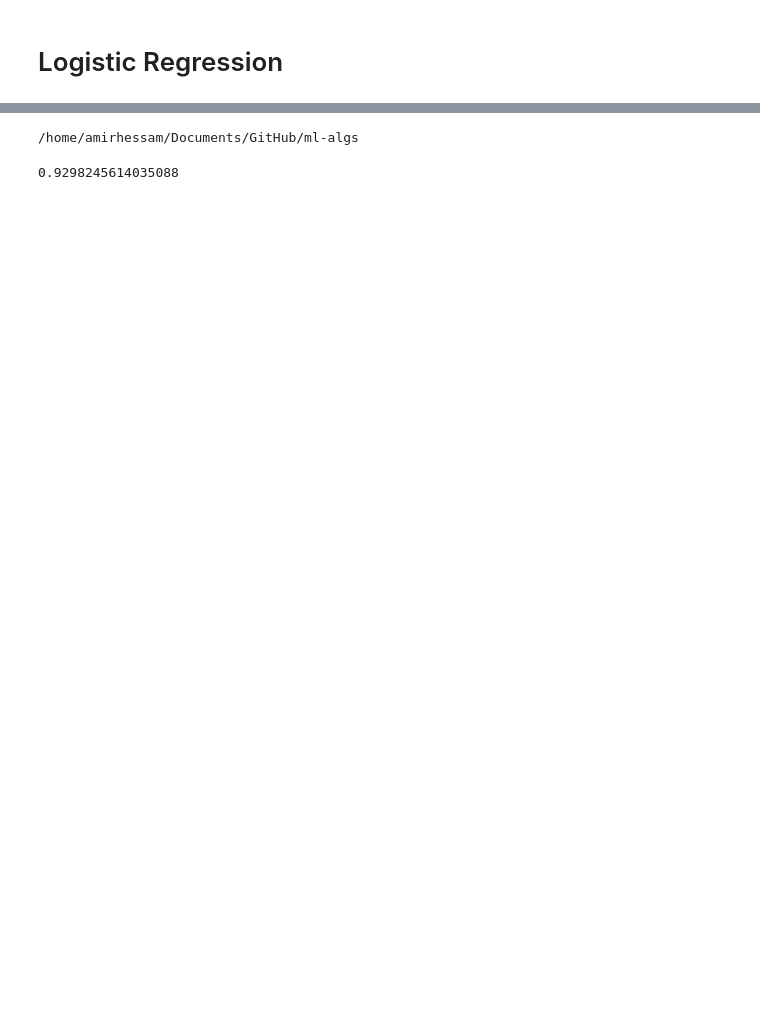
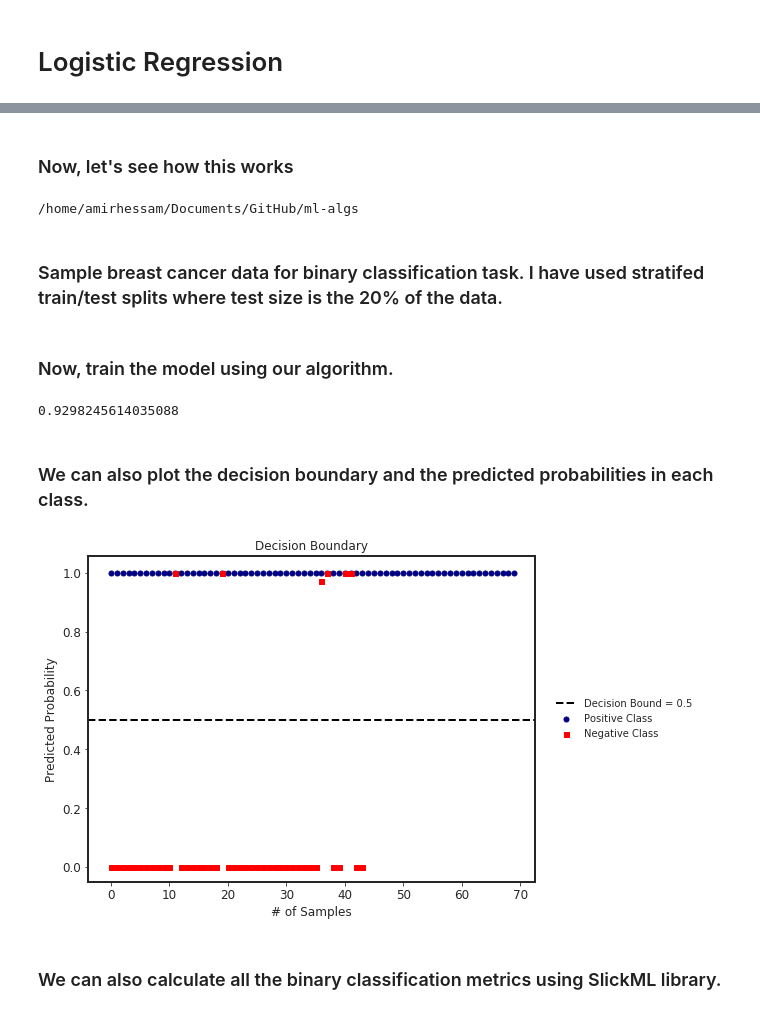
Before and after one commit to amirhessam88/ml-algs, a Jupyter notebook: notebooks/logistic_regression.ipynb, the cells around one changed output, grey strips where cells are left out. Cells and saved outputs as stored; diff of their text form; code cells hidden in the pictures; blank space fills up the shorter version.

```diff
--- a/notebooks/logistic_regression.ipynb
+++ b/notebooks/logistic_regression.ipynb
@@ -3 +38,3 @@
+# %% [markdown]
+### Now, let's see how this works
 # %%
@@ -10,13 +48,19 @@ from mlalgs.logistic_regression import LogisticRegression
 from sklearn import datasets
 from sklearn.model_selection import train_test_split
 from sklearn.metrics import accuracy_score
+# %% [markdown]
+### Sample breast cancer data for binary classification task. I have used stratifed train/test splits where test size is the 20\% of the data.
 # %%
 # loading data
 data = datasets.load_breast_cancer()
 X, y = data.data, data.target
-X_train, X_test, y_train, y_test = train_test_split(X, y, test_size=0.2, shuffle=True,
+X_train, X_test, y_train, y_test = train_test_split(X, y,
+                                                    test_size=0.2,
+                                                    shuffle=True,
                                                     random_state=1367,
                                                     stratify=y)
+# %% [markdown]
+### Now, train the model using our algorithm.
 # %%
 # define model
 clf = LogisticRegression()
@@ -31,3 +75,11 @@ y_pred_proba = clf.predict_proba(X_test)
 accuracy_score(y_test, y_pred)
 # %% [output]
 0.9298245614035088
+# %% [markdown]
+### We can also plot the decision boundary and the predicted probabilities in each class.
+# %%
+clf.plot_decision_boundary(X_test, y_test)
+# %% [output]
+[figure, added]
+# %% [markdown]
+### We can also calculate all the binary classification metrics using SlickML library.
```
Also changed, not shown: parts of 11 cells of this notebook, 1 other file.
